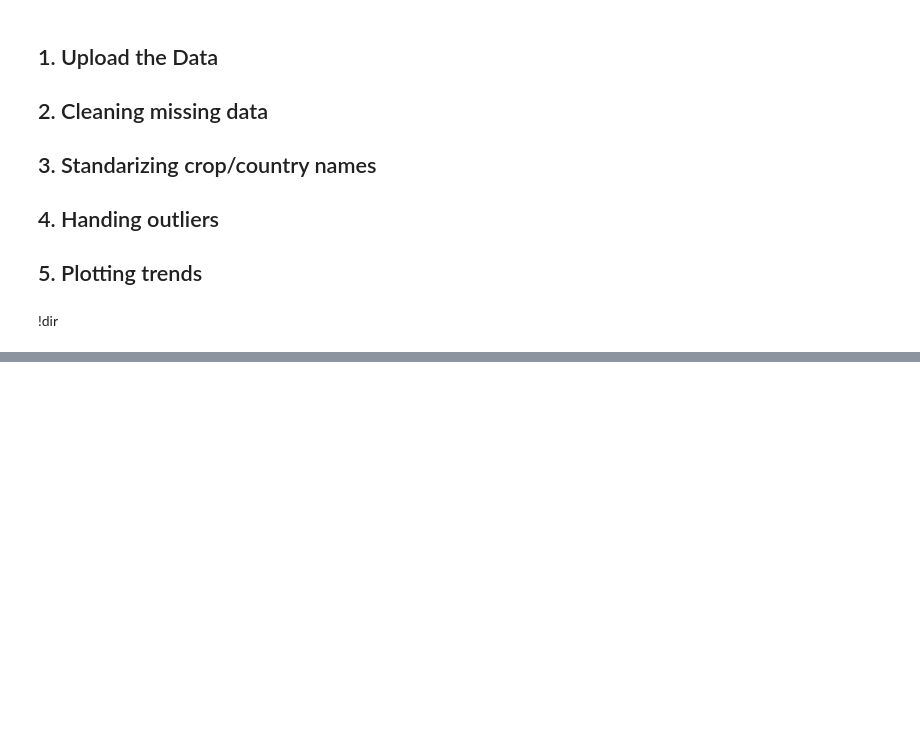
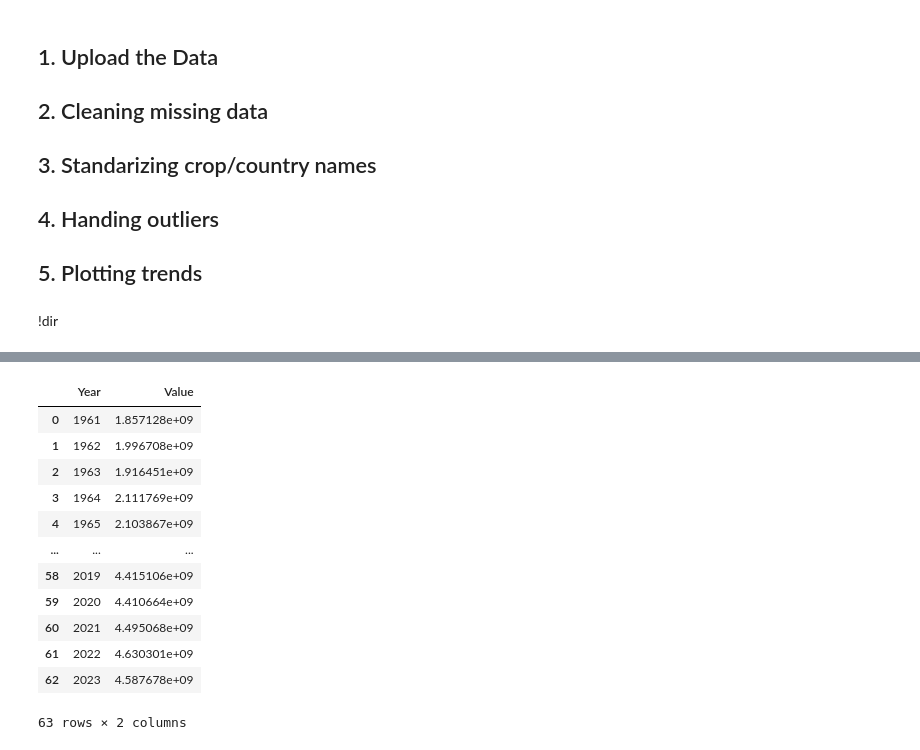
Before and after one commit to Moh-Bashawat/datasci2025, a Jupyter notebook: FAO1.ipynb, the cells around one changed output, grey strips where cells are left out. Drawn from its saved outputs; the diff is of its cells as text; code cells hidden in the pictures; blank space fills up the shorter version.

```diff
--- a/FAO1.ipynb
+++ b/FAO1.ipynb
@@ -71,0 +145,16 @@ df_head
+# %%
+trend_wheat
+# %% [output]
+|  | Year | Value |
+| 0 | 1961 | 1.857128e+09 |
+| 1 | 1962 | 1.996708e+09 |
+| 2 | 1963 | 1.916451e+09 |
+| 3 | 1964 | 2.111769e+09 |
+| 4 | 1965 | 2.103867e+09 |
+| ... | ... | ... |
+| 58 | 2019 | 4.415106e+09 |
+| 59 | 2020 | 4.410664e+09 |
+| 60 | 2021 | 4.495068e+09 |
+| 61 | 2022 | 4.630301e+09 |
+| 62 | 2023 | 4.587678e+09 |
+63 rows × 2 columns
```
Also changed, not shown: parts of 16 cells of this notebook.
